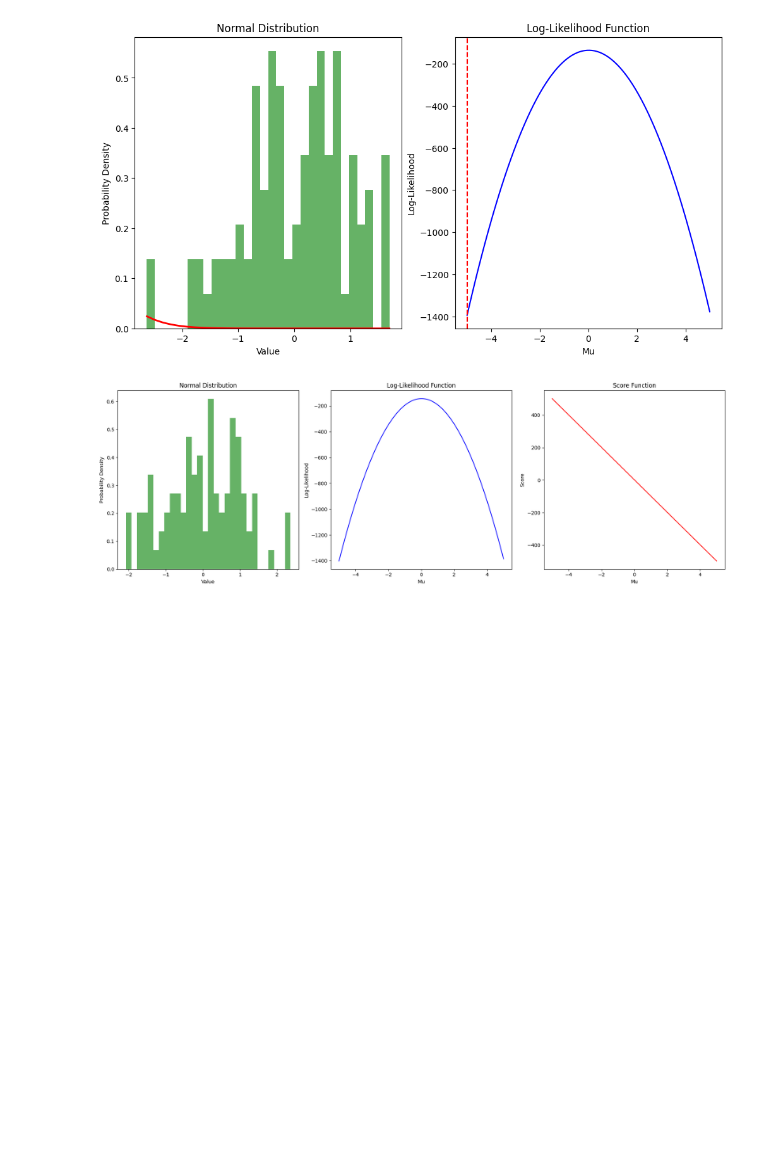
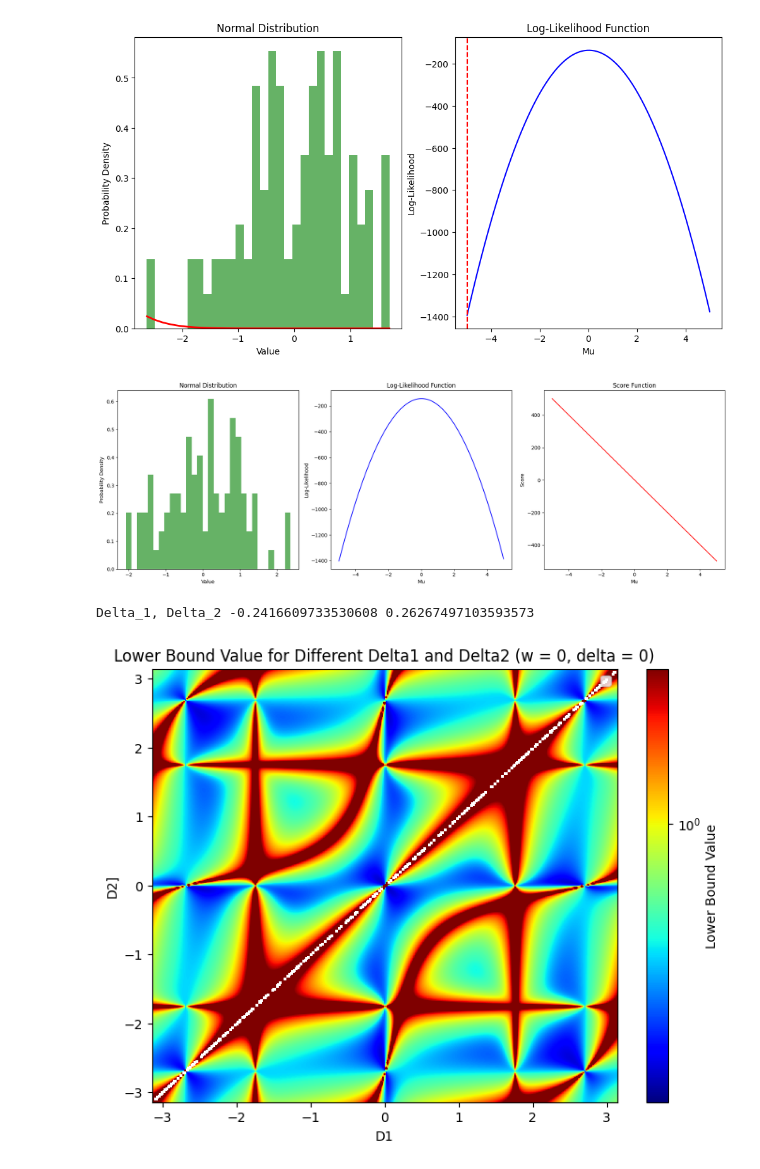
Before and after one commit to Davidkatom/Crosstalk, a Jupyter notebook: fisher_presentation.ipynb, the cells around one changed output. Saved outputs shown, nothing was run; the diff lists cells and outputs as text; code cells hidden in the pictures; blank space fills up the shorter version.

```diff
--- a/fisher_presentation.ipynb
+++ b/fisher_presentation.ipynb
@@ -97,0 +151,75 @@ plt.show()
+# %%
+import numpy as np
+
+# Define grid points
+T1 = np.linspace(-1*np.pi, 1*np.pi, 300)
+T2 = np.linspace(-1*np.pi, 1*np.pi, 300)
+
+# Define parameters
+w = 0.95
+
+d = 0  # Using `d` instead of `a` for consistency
+sigma = 0.1  # Define noise level (adjust as needed)
+
+# Initialize bound array
+bound = np.zeros((300, 300))
+
+for i in range(300):
+    for j in range(300):
+        t = [T1[i], T2[j]]
+        try:
+            # Compute Fisher matrices
+            fishers = fisher_matrix(t,w, d, sigma)
+
+            # Sum over Fisher matrices and invert
+            # fisher_sum = np.sum(fishers, axis=0)
+            bound_w, bound_d = lower_bound(fishers)
+
+            # Store the total bound
+            bound[i, j] = bound_w + bound_d
+        except np.linalg.LinAlgError:
+            bound[i, j] = np.nan  # Handle singular matrix issues
+
+# Compute the minimum bound value (excluding NaNs)
+min_val = np.nanmin(bound)
+min_idx = np.unravel_index(np.nanargmin(bound), bound.shape)
+
+print("Delta_1, Delta_2", T1[min_idx[0]], T2[min_idx[1]])
+# %% [output]
+Delta_1, Delta_2 -0.2416609733530608 0.26267497103593573
+# %%
+import matplotlib.pyplot as plt
+from matplotlib.colors import LogNorm, SymLogNorm
+
+# Assume `bound` is already calculated as shown in the code snippet
+# Here’s how to plot it as a heatmap
+def piecewise_transform(value):
+    if value <= 1:
+        return value  # Linear for small values
+    else:
+        return np.log10(value) + 1  # Logarithmic for larger values
+
+# Apply the transformation to your data
+transformed_bound = np.vectorize(piecewise_transform)(bound)
+
+
+plt.figure(figsize=(8, 6))
+plt.imshow(bound, extent=[-1*np.pi, 1*np.pi, -1*np.pi, 1*np.pi], origin='lower', aspect='auto', cmap='jet', norm=SymLogNorm(linthresh=0.5, vmin=0.25, vmax=3))
+plt.colorbar(label='Lower Bound Value')
+
+# norm=LogNorm(vmin=0.1, vmax=10))
+# Draw the vertical and horizontal lines
+# plt.axvline(x=optimal_times[0], color='black', linestyle='--', linewidth=1)
+# plt.axhline(y=optimal_times[1], color='black', linestyle='--', linewidth=1)
+
+# Label axes and title
+plt.xlabel('D1')
+plt.ylabel('D2]')
+plt.title(f'Lower Bound Value for Different Delta1 and Delta2 (w = 0, delta = {d})')
+
+# Add a legend
+plt.legend()
+
+plt.show()
+# %% [output]
+[figure, added]
```
Also changed, not shown: parts of 5 cells of this notebook, 7 other files.
